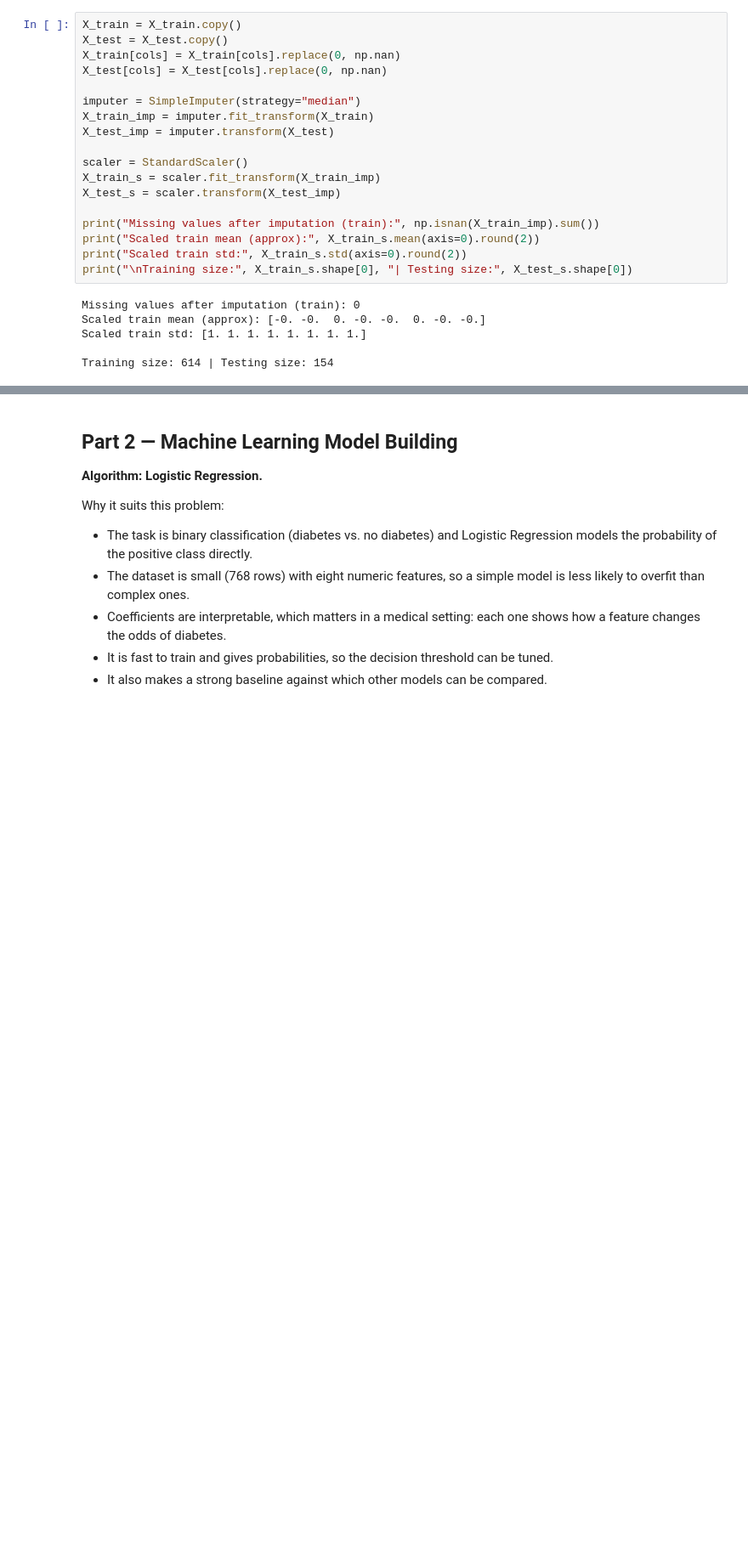
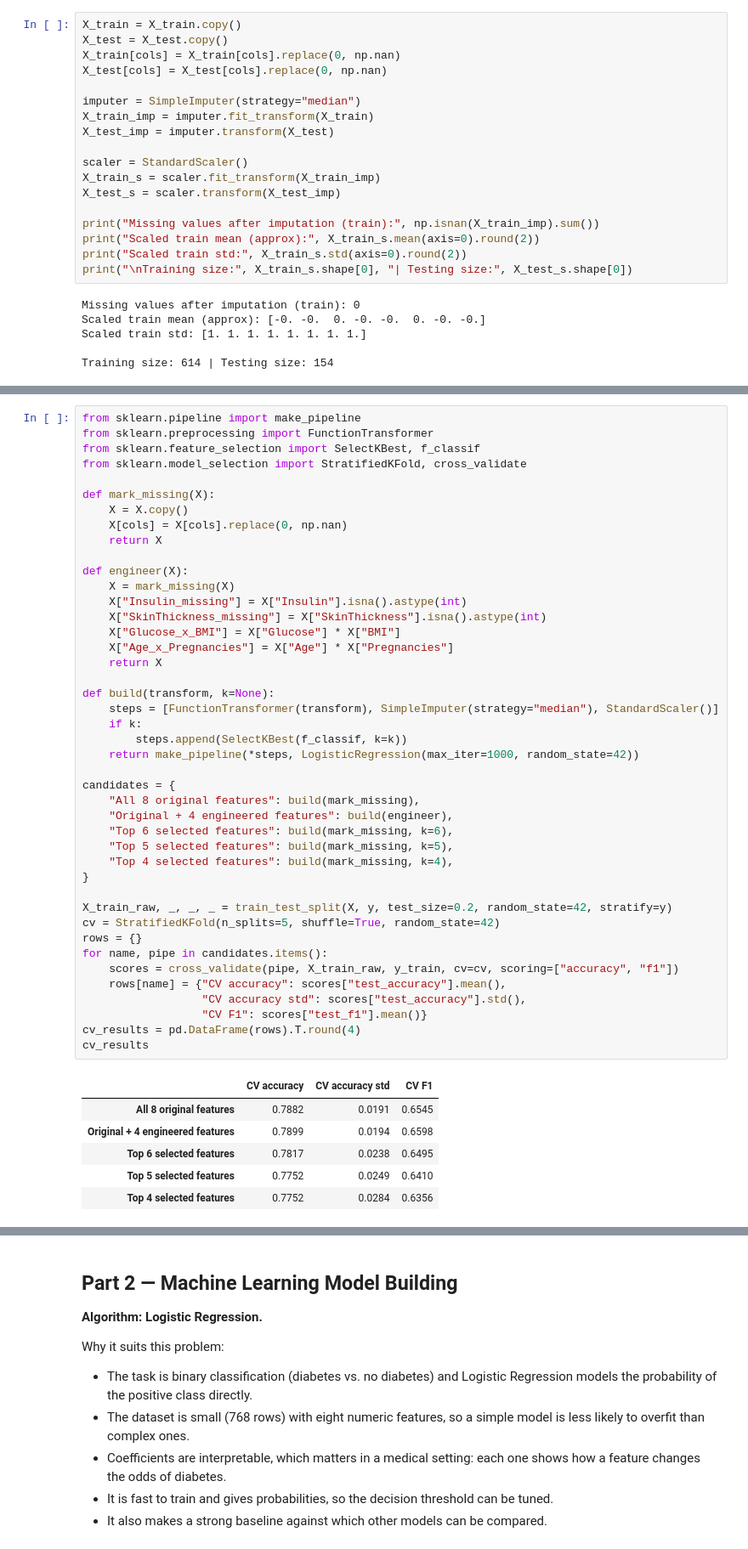
Before and after one commit to prabhavijayakumarcodes/diabetes_assignment, a Jupyter notebook: diabetes_prediction.ipynb, the cells around one changed output, grey strips where cells are left out. Shown at 85% size. Drawn from its saved outputs; the diff is of its cells as text; blank space fills up the shorter version.

```diff
--- a/diabetes_prediction.ipynb
+++ b/diabetes_prediction.ipynb
@@ -175,0 +183,50 @@ Training size: 614 | Testing size: 154
+# %%
+from sklearn.pipeline import make_pipeline
+from sklearn.preprocessing import FunctionTransformer
+from sklearn.feature_selection import SelectKBest, f_classif
+from sklearn.model_selection import StratifiedKFold, cross_validate
+
+def mark_missing(X):
+    X = X.copy()
+    X[cols] = X[cols].replace(0, np.nan)
+    return X
+
+def engineer(X):
+    X = mark_missing(X)
+    X["Insulin_missing"] = X["Insulin"].isna().astype(int)
+    X["SkinThickness_missing"] = X["SkinThickness"].isna().astype(int)
+    X["Glucose_x_BMI"] = X["Glucose"] * X["BMI"]
+    X["Age_x_Pregnancies"] = X["Age"] * X["Pregnancies"]
+    return X
+
+def build(transform, k=None):
+    steps = [FunctionTransformer(transform), SimpleImputer(strategy="median"), StandardScaler()]
+    if k:
+        steps.append(SelectKBest(f_classif, k=k))
+    return make_pipeline(*steps, LogisticRegression(max_iter=1000, random_state=42))
+
+candidates = {
+    "All 8 original features": build(mark_missing),
+    "Original + 4 engineered features": build(engineer),
+    "Top 6 selected features": build(mark_missing, k=6),
+    "Top 5 selected features": build(mark_missing, k=5),
+    "Top 4 selected features": build(mark_missing, k=4),
+}
+
+X_train_raw, _, _, _ = train_test_split(X, y, test_size=0.2, random_state=42, stratify=y)
+cv = StratifiedKFold(n_splits=5, shuffle=True, random_state=42)
+rows = {}
+for name, pipe in candidates.items():
+    scores = cross_validate(pipe, X_train_raw, y_train, cv=cv, scoring=["accuracy", "f1"])
+    rows[name] = {"CV accuracy": scores["test_accuracy"].mean(),
+                  "CV accuracy std": scores["test_accuracy"].std(),
+                  "CV F1": scores["test_f1"].mean()}
+cv_results = pd.DataFrame(rows).T.round(4)
+cv_results
+# %% [output]
+|  | CV accuracy | CV accuracy std | CV F1 |
+| All 8 original features | 0.7882 | 0.0191 | 0.6545 |
+| Original + 4 engineered features | 0.7899 | 0.0194 | 0.6598 |
+| Top 6 selected features | 0.7817 | 0.0238 | 0.6495 |
+| Top 5 selected features | 0.7752 | 0.0249 | 0.6410 |
+| Top 4 selected features | 0.7752 | 0.0284 | 0.6356 |
```
Also changed, not shown: parts of 9 cells of this notebook, 1 other file.
